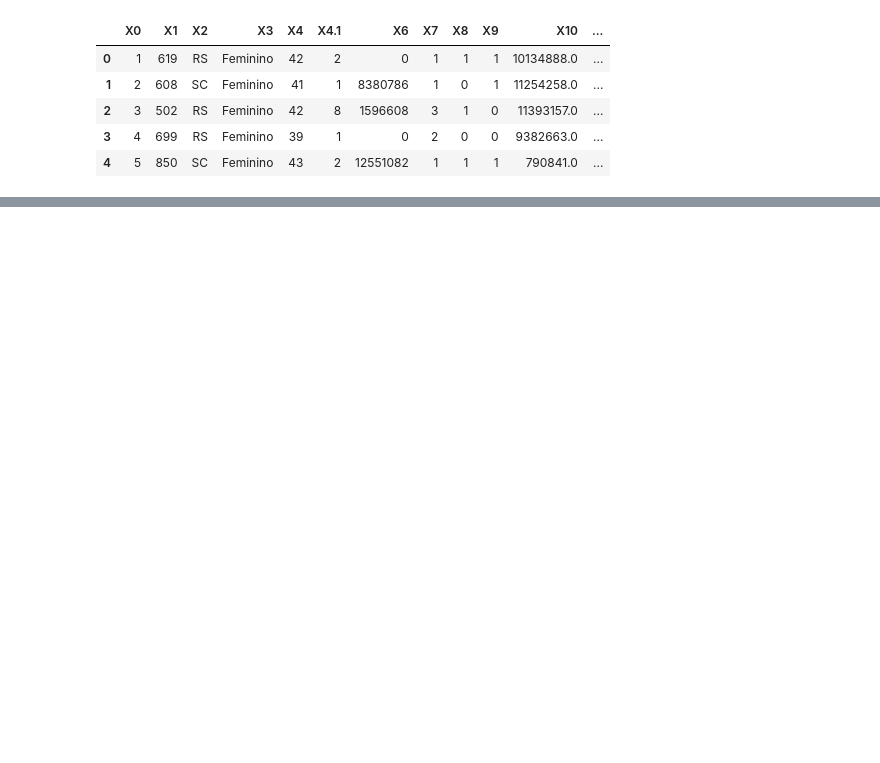
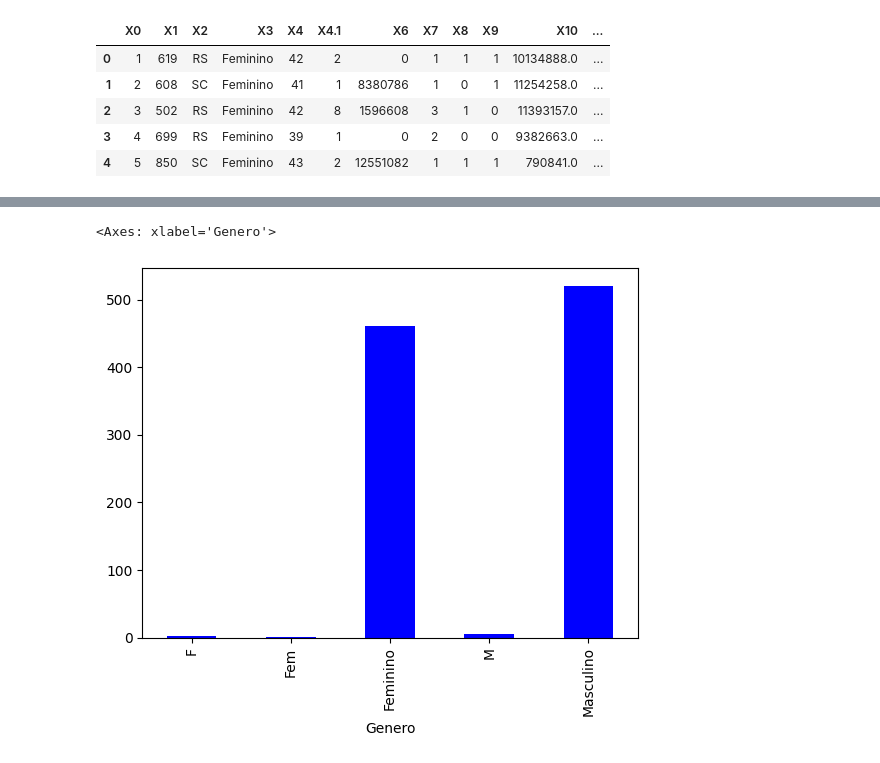
Before and after one commit to katalekoweb/curso-de-ciencia-de-dados, a Jupyter notebook: 10-63-tratamento-de-dados-preparacao.ipynb, the cells around one changed output, grey strips where cells are left out. Cells and saved outputs as stored; diff of their text form; code cells hidden in the pictures; blank space fills up the shorter version.

```diff
--- a/10-63-tratamento-de-dados-preparacao.ipynb
+++ b/10-63-tratamento-de-dados-preparacao.ipynb
@@ -17,0 +66,4 @@ dataset.head()
+# %%
+# genero
+agrupado = dataset.groupby(['Genero']).size()
+agrupado
@@ -17,0 +78,5 @@ dataset.head()
+# %%
+agrupado.plot.bar(color='blue')
+# %% [output]
+<Axes: xlabel='Genero'>
+[figure, added]
```
Also changed, not shown: parts of 42 cells of this notebook.
